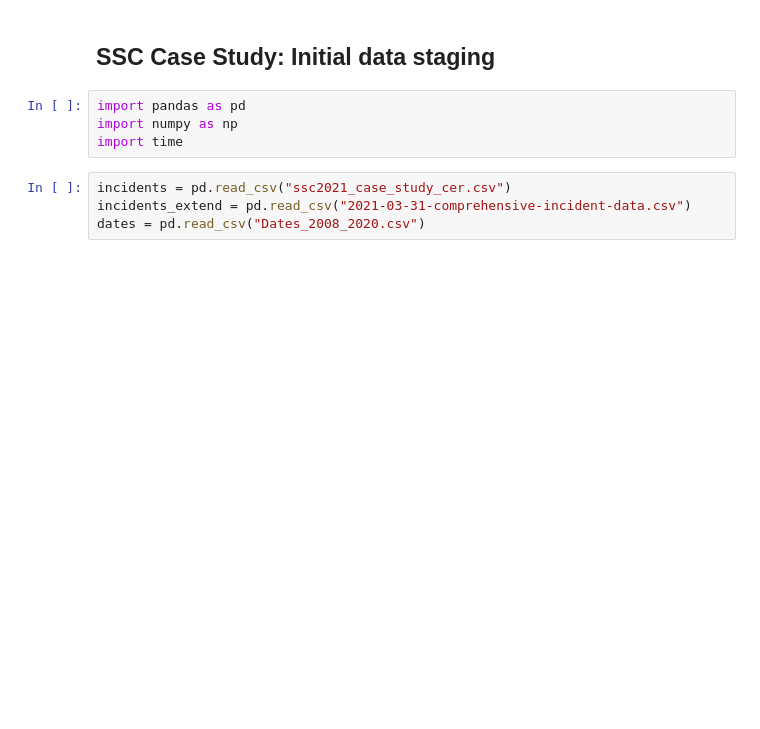
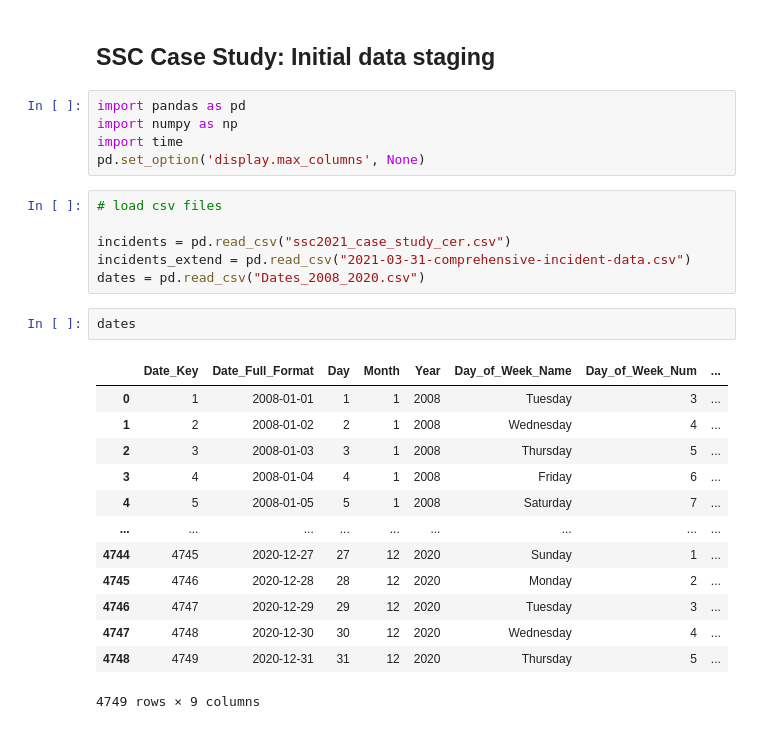
Before and after one commit to cbrad077/SSC_Case1, a Jupyter notebook: Data/SSC_initial_data_staging.ipynb, the cells around one changed output. Cells and saved outputs as stored; diff of their text form; blank space fills up the shorter version.

```diff
--- a/Data/SSC_initial_data_staging.ipynb
+++ b/Data/SSC_initial_data_staging.ipynb
@@ -4,8 +4,27 @@
 import pandas as pd
 import numpy as np
 import time
+pd.set_option('display.max_columns', None)
 # %%
+# load csv files
+
 incidents = pd.read_csv("ssc2021_case_study_cer.csv")
 incidents_extend = pd.read_csv("2021-03-31-comprehensive-incident-data.csv")
 dates = pd.read_csv("Dates_2008_2020.csv")
+# %%
+dates
+# %% [output]
+|  | Date_Key | Date_Full_Format | Day | Month | Year | Day_of_Week_Name | Day_of_Week_Num | ... |
+| 0 | 1 | 2008-01-01 | 1 | 1 | 2008 | Tuesday | 3 | ... |
+| 1 | 2 | 2008-01-02 | 2 | 1 | 2008 | Wednesday | 4 | ... |
+| 2 | 3 | 2008-01-03 | 3 | 1 | 2008 | Thursday | 5 | ... |
+| 3 | 4 | 2008-01-04 | 4 | 1 | 2008 | Friday | 6 | ... |
+| 4 | 5 | 2008-01-05 | 5 | 1 | 2008 | Saturday | 7 | ... |
+| ... | ... | ... | ... | ... | ... | ... | ... | ... |
+| 4744 | 4745 | 2020-12-27 | 27 | 12 | 2020 | Sunday | 1 | ... |
+| 4745 | 4746 | 2020-12-28 | 28 | 12 | 2020 | Monday | 2 | ... |
+| 4746 | 4747 | 2020-12-29 | 29 | 12 | 2020 | Tuesday | 3 | ... |
+| 4747 | 4748 | 2020-12-30 | 30 | 12 | 2020 | Wednesday | 4 | ... |
+| 4748 | 4749 | 2020-12-31 | 31 | 12 | 2020 | Thursday | 5 | ... |
+4749 rows × 9 columns
 # %%
```
Also changed, not shown: parts of 5 cells of this notebook.
